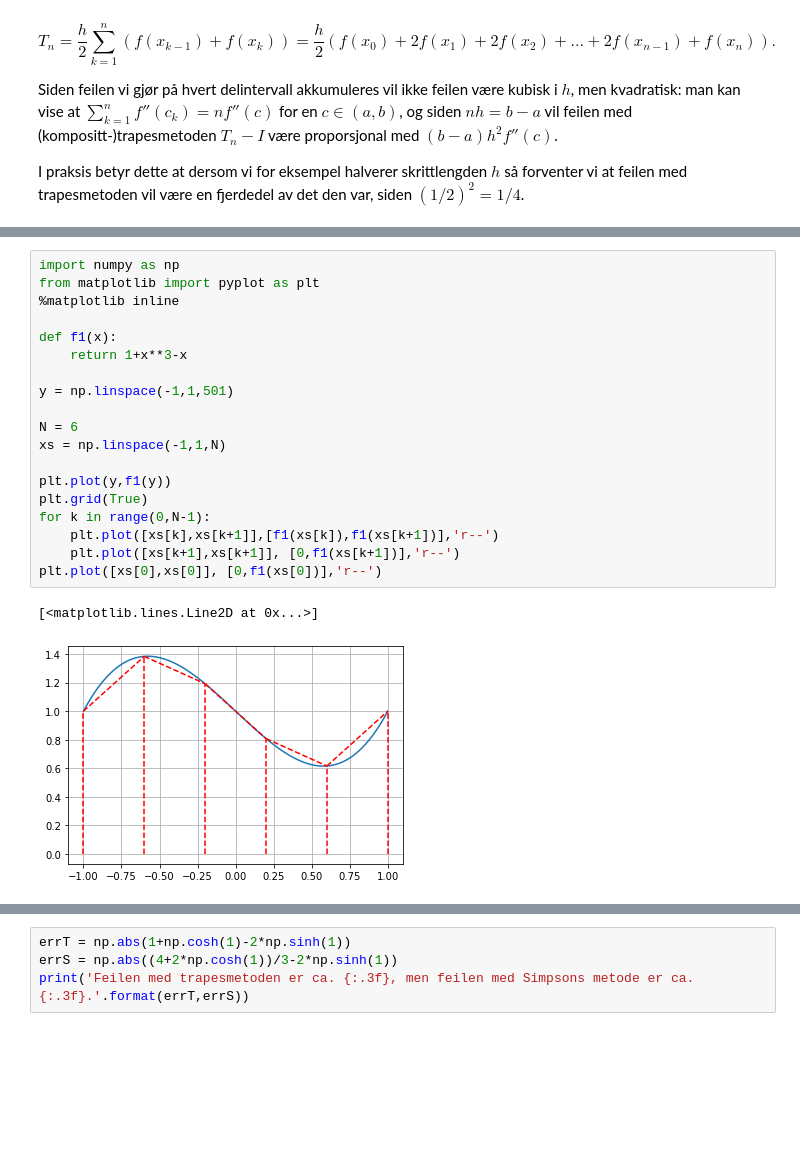
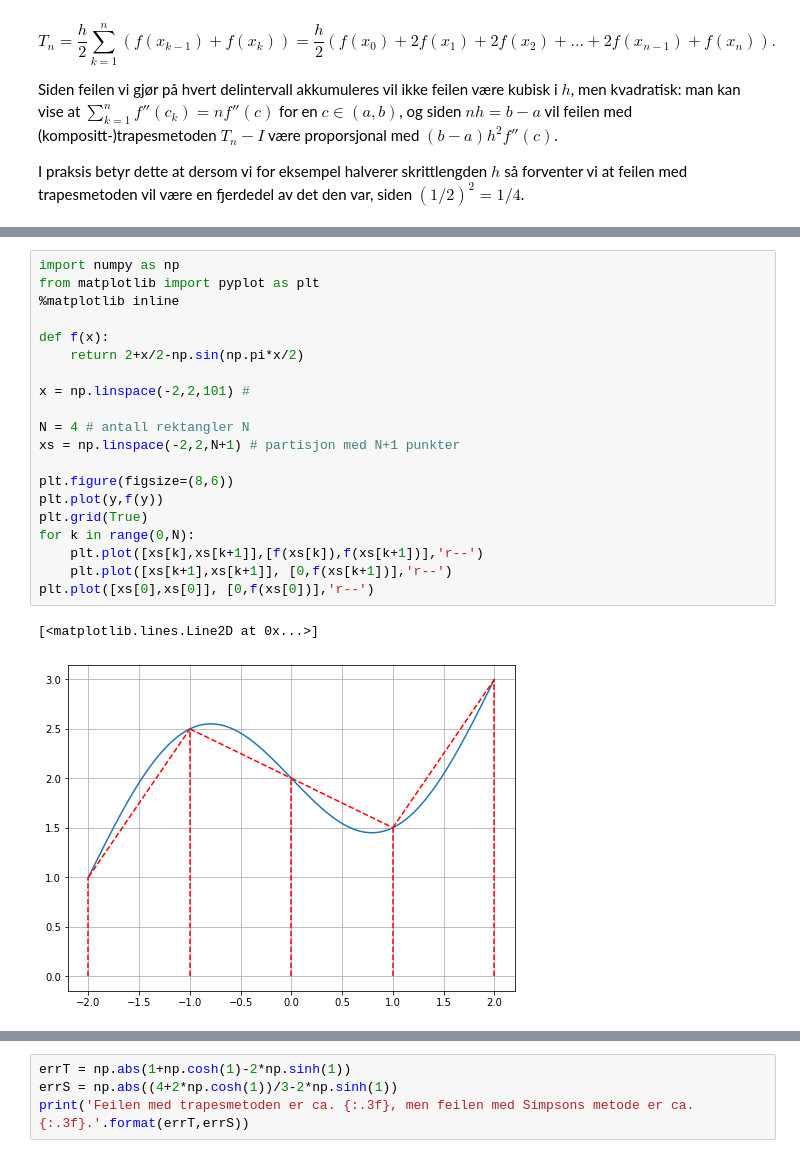
Before and after one commit to imfdrift/INGX1002H24, a Jupyter notebook: 1_diffint/1_diffint_trapesSimpson.ipynb, the cells around one changed output, grey strips where cells are left out. Cells and saved outputs as stored; diff of their text form; blank space fills up the shorter version.

```diff
--- a/1_diffint/1_diffint_trapesSimpson.ipynb
+++ b/1_diffint/1_diffint_trapesSimpson.ipynb
@@ -20,25 +34,26 @@ I praksis betyr dette at dersom vi for eksempel halverer skrittlengden $h$ så f
 # %%
 import numpy as np
 from matplotlib import pyplot as plt
 %matplotlib inline
 
-def f1(x):
-    return 1+x**3-x
+def f(x):
+    return 2+x/2-np.sin(np.pi*x/2)
 
-y = np.linspace(-1,1,501)
+x = np.linspace(-2,2,101) #
 
-N = 6
-xs = np.linspace(-1,1,N)
+N = 4 # antall rektangler N
+xs = np.linspace(-2,2,N+1) # partisjon med N+1 punkter
 
-plt.plot(y,f1(y))
+plt.figure(figsize=(8,6))
+plt.plot(y,f(y))
 plt.grid(True)
-for k in range(0,N-1):
-    plt.plot([xs[k],xs[k+1]],[f1(xs[k]),f1(xs[k+1])],'r--')
-    plt.plot([xs[k+1],xs[k+1]], [0,f1(xs[k+1])],'r--')
-plt.plot([xs[0],xs[0]], [0,f1(xs[0])],'r--')
+for k in range(0,N):
+    plt.plot([xs[k],xs[k+1]],[f(xs[k]),f(xs[k+1])],'r--')
+    plt.plot([xs[k+1],xs[k+1]], [0,f(xs[k+1])],'r--')
+plt.plot([xs[0],xs[0]], [0,f(xs[0])],'r--')
 # %% [output]
 [<matplotlib.lines.Line2D at 0x...>]
-[figure, old version]
+[figure, new version]
 # %% [markdown]
 ## Simpsons metode
 
```
Also changed, not shown: parts of 6 cells of this notebook, 4 other files.
